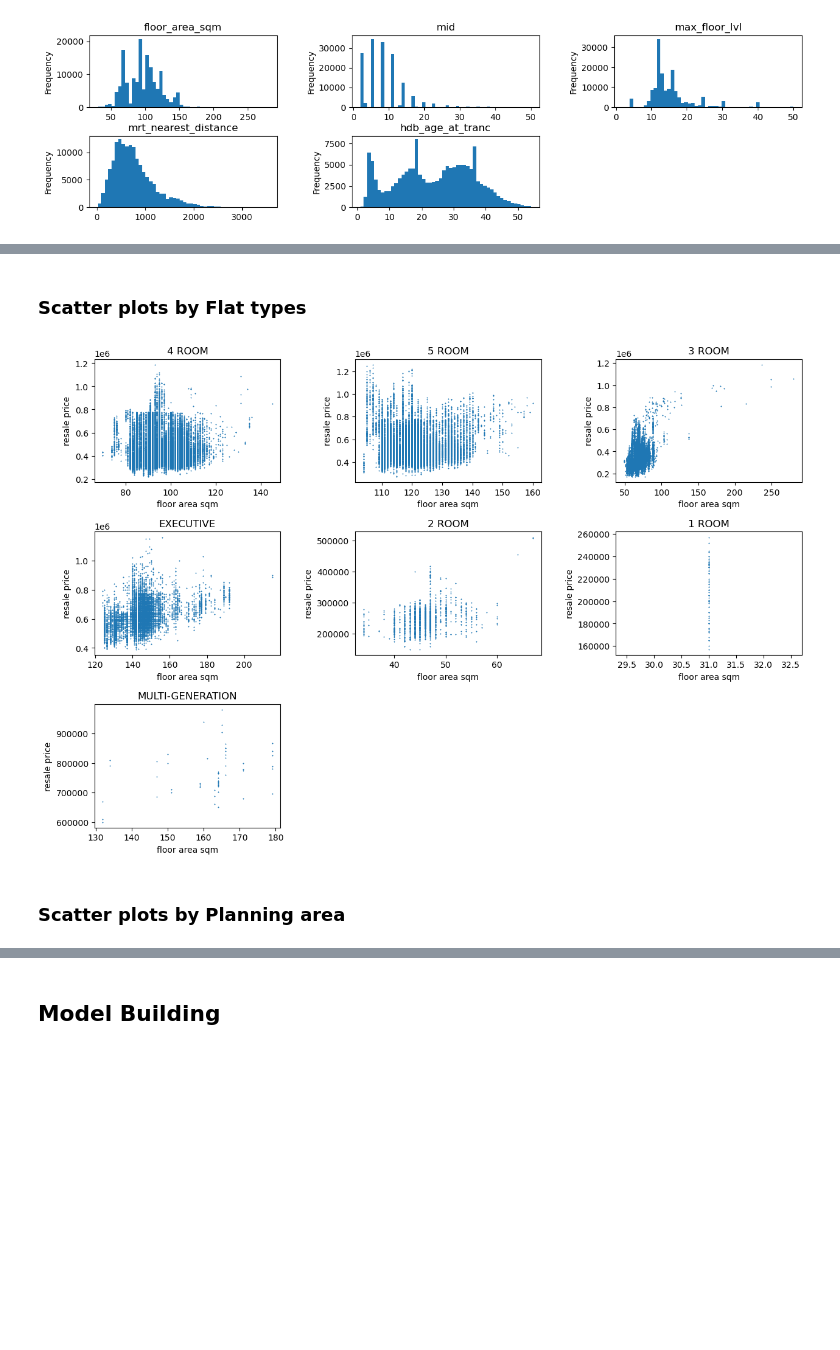
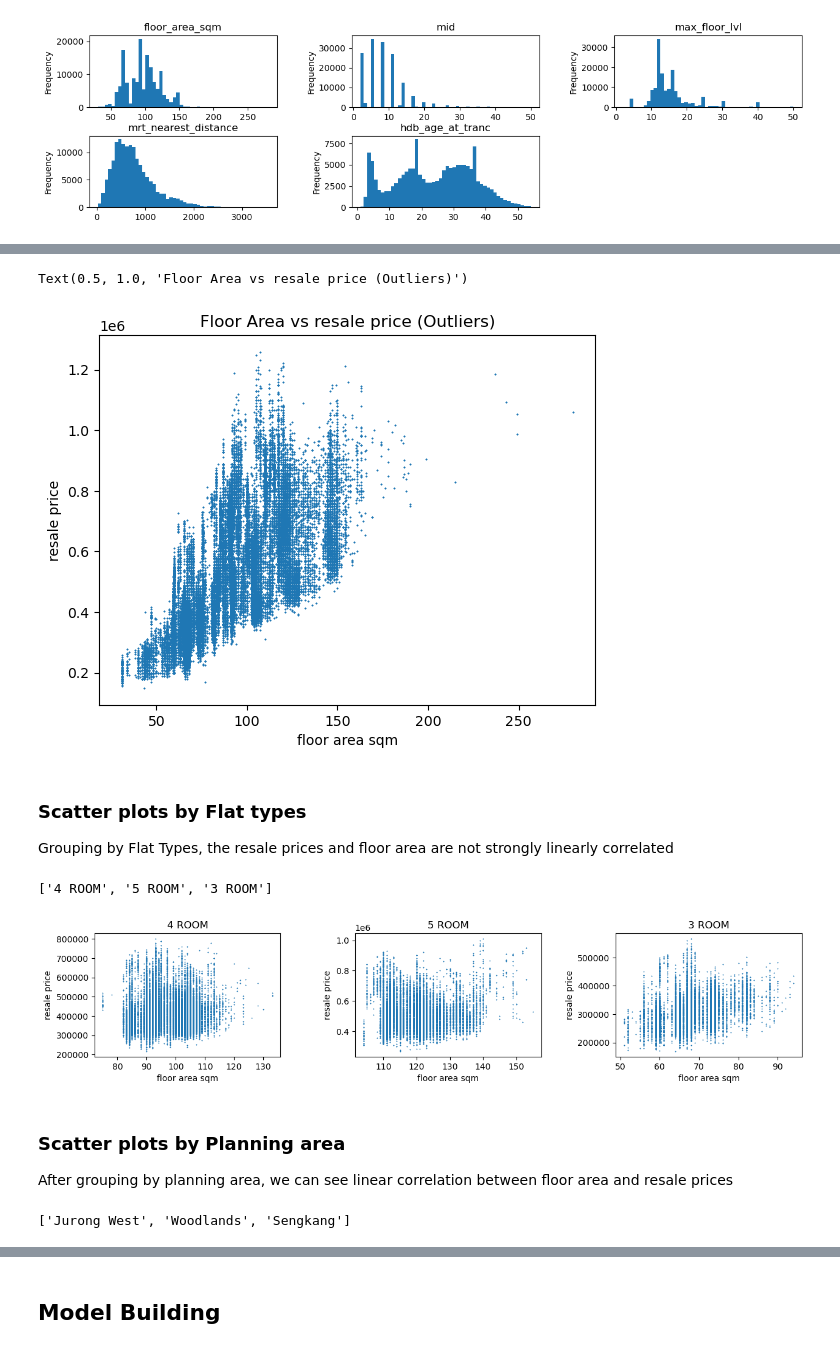
Before and after one commit to chengtng/project_2, a Jupyter notebook: code/hdb_prices.ipynb, the cells around one changed output, grey strips where cells are left out. Cells and saved outputs as stored; diff of their text form; code cells hidden in the pictures; blank space fills up the shorter version.

```diff
--- a/code/hdb_prices.ipynb
+++ b/code/hdb_prices.ipynb
@@ -246,0 +292,3 @@ top
+# %%
+outliers = list(set(outliers_2.index.append(outliers_1.index)))
+outliers
@@ -247,11 +310,10 @@ top
 # %%
-# Plot and interpret boxplots
-fig2 = plt.figure(figsize=(20,10))
+fig2 = plt.figure(figsize=(25,15))
 fig2.subplots_adjust(hspace=0.4,wspace=0.4)
 
-for idx, d in enumerate(top):
-    fig2.add_subplot(3,4,idx+1)
-    bp = df.loc[df['full_flat_type']==d].boxplot(column='resale_price', grid=False)
+for idx, d in enumerate(outliers):
+    fig2.add_subplot(6,3,idx+1)
+    bp = df.loc[df[col]==d].boxplot(column='resale_price', grid=False)
     plt.ylabel('Resale Price')
     plt.title(d)
 # %% [output]
@@ -267,13 +321,9 @@ len(df.loc[~df['full_flat_type'].isin(top)])
 # %%
-cols = 'resale_price'
-Q1 = df[cols].quantile(0.25)
-Q3 = df[cols].quantile(0.75)
-IQR = Q3 - Q1
+print(f"Before Original DataFrame : {df.shape}")
 
-df_1 = df.loc[(df['full_flat_type'].isin(top))&(df[cols] > (Q1 - 1.5 * IQR) )& (df[cols] < (Q3 + 1.5 * IQR))]
-df_2 = df.loc[~df['full_flat_type'].isin(top)]
+df_outlier = df.loc[df[col].isin(outliers)]
+df = df.loc[~df[col].isin(outliers)]
 
-print(f"Before filter outliers : {df.shape}")
-df = pd.concat([df_1, df_2], ignore_index=True)
-print(f"After filter outliers : {df.shape}")
+print(f"Main Dataframe: {df.shape}")
+print(f"Outliers DataFrame: {df_outlier.shape}")
 # %% [output]
@@ -291,21 +347,43 @@ outliers[:3]
+# %%
+x = df_outlier['floor_area_sqm']
+y = df_outlier['resale_price']
+plt.scatter(x,y, marker='*',s=0.1)
+plt.xlabel('floor area sqm')
+plt.ylabel('resale price')
+plt.title('Floor Area vs resale price (Outliers)')
+# %% [output]
+Text(0.5, 1.0, 'Floor Area vs resale price (Outliers)')
+[figure, added]
 # %% [markdown]
 ### Scatter plots by Flat types
+
+Grouping by Flat Types, the resale prices and floor area are not strongly linearly correlated
+# %%
+list(df['flat_type'].value_counts()[:3].index)
+# %% [output]
+['4 ROOM', '5 ROOM', '3 ROOM']
 # %%
 fig3 = plt.figure(figsize=(15,10))
 fig3.subplots_adjust(hspace=0.4,wspace=0.4)
 
-for idx, d in enumerate(df['flat_type'].unique()):
+for idx, d in enumerate(df['flat_type'].value_counts()[:3].index):
     x = df.loc[df['flat_type']==d]['floor_area_sqm']
     y = df.loc[df['flat_type']==d]['resale_price']
     fig3.add_subplot(3,3,idx+1)
     plt.scatter(x,y, marker='*',s=0.1)
     plt.xlabel('floor area sqm')
     plt.ylabel('resale price')
     plt.title(d)
 # %% [output]
-[figure, old version]
+[figure, new version]
 # %% [markdown]
 ### Scatter plots by Planning area
+
+After grouping by planning area, we can see linear correlation between floor area and resale prices
+# %%
+list(df['planning_area'].value_counts()[:3].index)
+# %% [output]
+['Jurong West', 'Woodlands', 'Sengkang']
 # %%
 fig4 = plt.figure(figsize=(15,40))
 fig4.subplots_adjust(hspace=0.4,wspace=0.4)
```
Also changed, not shown: parts of 48 cells of this notebook, 4 other files.
